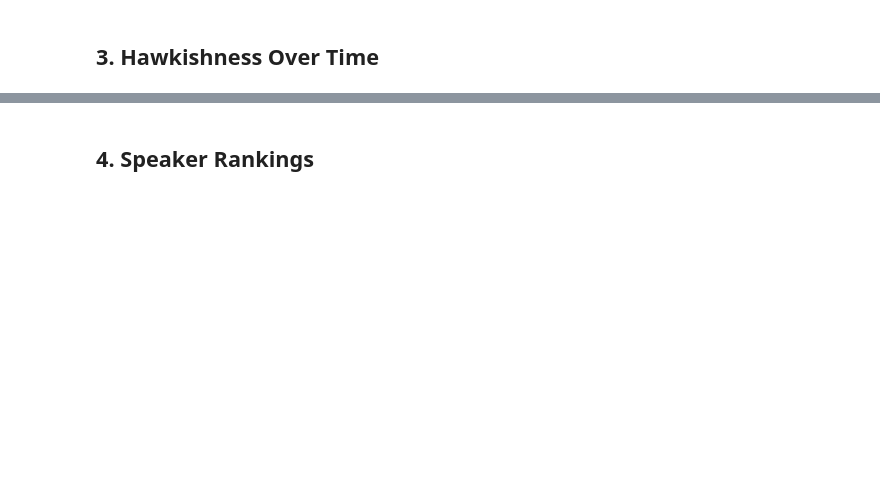
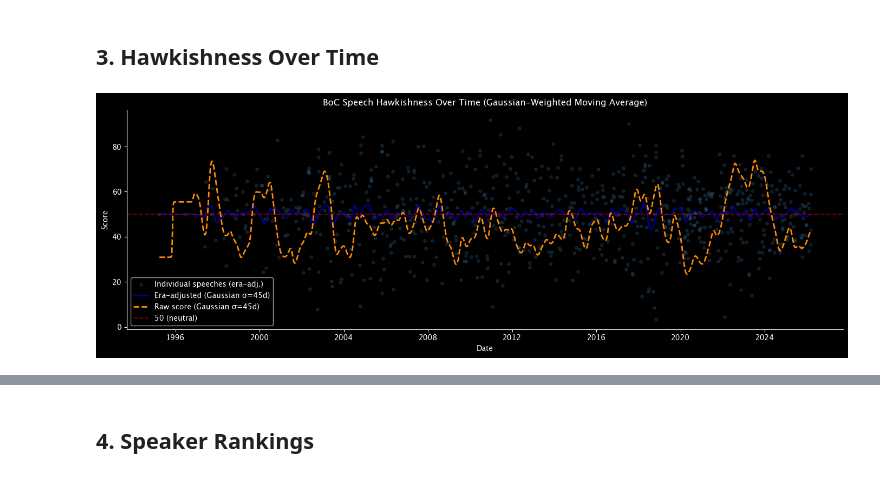
Before and after one commit to dexmcmillan/2026-tgam-bocspeeches, a Jupyter notebook: analysis.ipynb, the cells around one changed output, grey strips where cells are left out. Drawn from its saved outputs; the diff is of its cells as text; code cells hidden in the pictures; blank space fills up the shorter version.

```diff
--- a/analysis.ipynb
+++ b/analysis.ipynb
@@ -59,19 +79,41 @@ plt.show()
 # %% [markdown]
 ## 3. Hawkishness Over Time
 # %%
-# Rolling 12-month average of era-adjusted scores
+import numpy as np
+
+# Gaussian-weighted moving average (σ=45 days, sampled weekly)
 df_sorted = df.sort_values("date").copy()
-df_sorted = df_sorted.set_index("date")
-rolling = df_sorted["era_adjusted_score"].rolling("365D").mean()
+dates = df_sorted["date"].values.astype("datetime64[D]").astype(float)
+era_scores = df_sorted["era_adjusted_score"].values
+raw_scores = df_sorted["raw_score"].values
+
+sigma = 45  # days
+sample_dates = np.arange(dates.min(), dates.max() + 1, 7)  # weekly steps
+
+def gaussian_wavg(sample_days, data_days, values, sigma):
+    out = np.empty(len(sample_days))
+    for i, t in enumerate(sample_days):
+        w = np.exp(-0.5 * ((data_days - t) / sigma) ** 2)
+        out[i] = np.sum(w * values) / np.sum(w)
+    return out
+
+gwma_era = gaussian_wavg(sample_dates, dates, era_scores, sigma)
+gwma_raw = gaussian_wavg(sample_dates, dates, raw_scores, sigma)
+sample_dt = pd.to_datetime(sample_dates.astype(int), unit="D", origin="unix")
 
 fig, ax = plt.subplots(figsize=(14, 5))
-ax.scatter(df_sorted.index, df_sorted["era_adjusted_score"],
-           alpha=0.3, s=15, color="steelblue", label="Individual speeches")
-ax.plot(rolling.index, rolling.values, color="darkblue", linewidth=2, label="12-month rolling avg")
+ax.scatter(df_sorted["date"], era_scores, alpha=0.2, s=15, color="steelblue",
+           label="Individual speeches (era-adj.)")
+ax.plot(sample_dt, gwma_era, color="darkblue", linewidth=2,
+        label="Era-adjusted (Gaussian σ=45d)")
+ax.plot(sample_dt, gwma_raw, color="darkorange", linewidth=2, linestyle="--",
+        label="Raw score (Gaussian σ=45d)")
 ax.axhline(50, color="red", linestyle="--", alpha=0.5, label="50 (neutral)")
-ax.set_title("BoC Speech Hawkishness Over Time (Era-Adjusted)")
+ax.set_title("BoC Speech Hawkishness Over Time (Gaussian-Weighted Moving Average)")
 ax.set_xlabel("Date")
-ax.set_ylabel("Era-Adjusted Score")
+ax.set_ylabel("Score")
 ax.legend()
 plt.tight_layout()
 plt.show()
+# %% [output]
+[figure, added]
```
Also changed, not shown: parts of 6 cells of this notebook, 4 other files.
